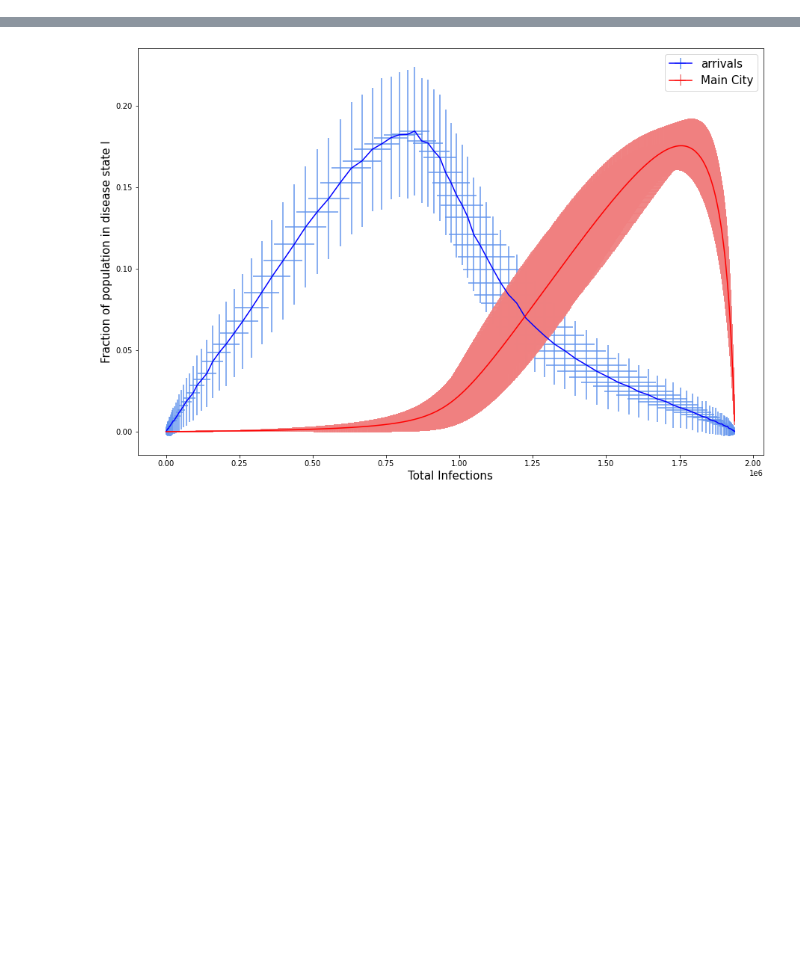
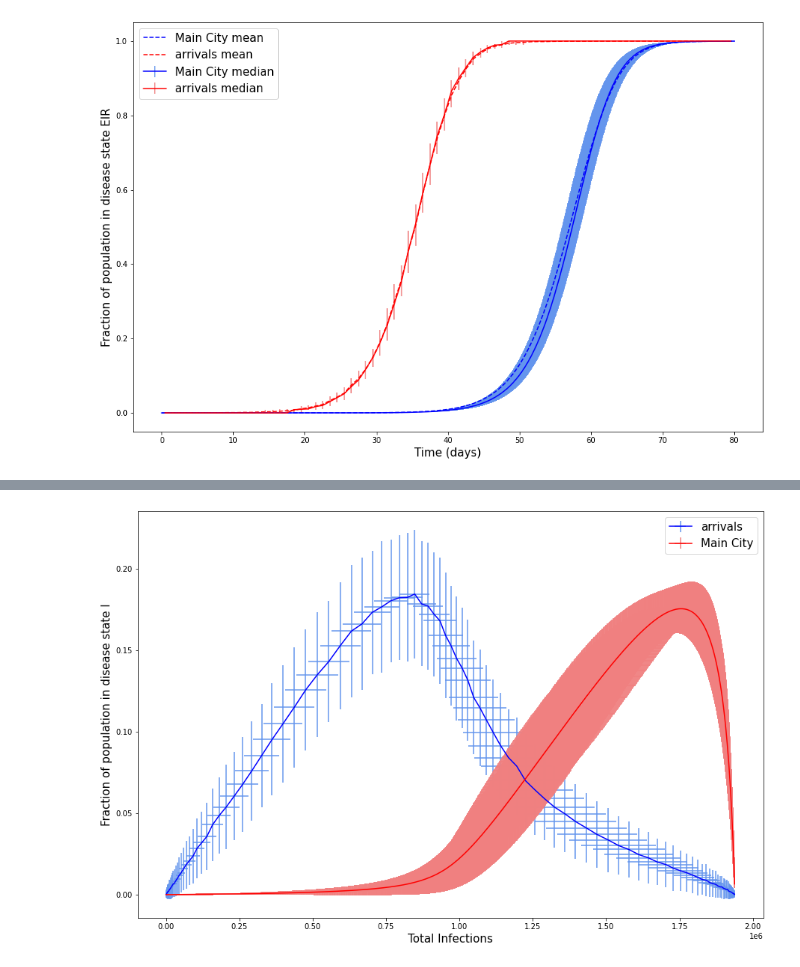
Before and after one commit to JakeMendel/NAO_Modelling, a Jupyter notebook: generic_model.ipynb, the cells around one changed output, grey strips where cells are left out. Saved outputs shown, nothing was run; the diff lists cells and outputs as text; code cells hidden in the pictures; blank space fills up the shorter version.

```diff
--- a/generic_model.ipynb
+++ b/generic_model.ipynb
@@ -96,6 +130,10 @@ class City:
         self.R_index = self.compartments.index('R')
 
         self.name: Optional[Union[int,str]] = None
+        self.disease: Optional[Disease] = None
+
+        self.data_cols = {'data': 'blue', 'arrivals': 'red', 'departures': 'green'}
+        self.error_bar_cols = {'data': 'cornflowerblue', 'arrivals': 'lightcoral', 'departures': 'mediumaquamarine'}
 
     def reset_parameters(self, I0: int = 0, n_sims: int = 1, simulation_steps: int = 100):
         """
@@ -109,6 +147,7 @@ class City:
         self.data = np.zeros((self.n_groups,len(self.compartments),self.n_sims, self.simulation_steps),dtype = np.int64)
         self.arrivals = np.zeros((self.n_groups,len(self.compartments),self.n_sims, self.simulation_steps),dtype = np.int64)
         self.departures = np.zeros((self.n_groups,len(self.compartments),self.n_sims, self.simulation_steps),dtype = np.int64)
+        self.community_infections = np.zeros((self.n_groups, self.n_sims, self.simulation_steps), dtype=np.int64)
         self.initial_conditions()
 
     def initial_conditions(self):
@@ -123,6 +162,7 @@ class City:
         p_infectious = 1 - np.exp( - delta_t * disease.delta)
         self.simulation_steps = int(epidemic_time // delta_t) + 1
         self.times: np.ndarray = np.linspace(0, epidemic_time, self.simulation_steps)
+        self.scaled_times: np.ndarray = self.times /disease.doubling_time
         self.reset_parameters(I0, n_sims, self.simulation_steps)
         for sim_step in tqdm(range(1,self.simulation_steps)):
             self.step_internal(disease.beta,
@@ -166,6 +206,7 @@ class City:
         self.data[:,self.E_index,:,simulation_step] = E + n_exposed - n_infectious
         self.data[:,self.I_index,:,simulation_step] = I + n_infectious - n_recovered
         self.data[:,self.R_index,:,simulation_step] = R + n_recovered
+        self.community_infections[..., simulation_step] = self.community_infections[..., simulation_step-1] + n_exposed
 
     def daily_flight_data(self, moving_average = False):
         window = int(1/self.delta_t)
@@ -358,10 +399,10 @@ class City:
             arrival_total = self.infections_at_simstep('arrivals', sim_steps,included_compartments='SEIR')
             # assert (arrival_infections.shape == (self.n_sims) and (arrival_total.shape == self.n_sims)
             infection_fraction = arrival_infections / arrival_total
-            axs[i].hist(infection_fraction, bins = bins, density = True, label = "Arrivals")#,range = (0, threshold * 10))
+            axs[i].hist(infection_fraction, bins = bins, density = True, label = "Arrivals", color = self.data_cols['arrivals'])
             axs[i].set_xlabel(f'Fraction of People that are {arrival_compartments}', fontsize = 15)
             axs[i].set_ylabel('Probability Density', fontsize = 15)
-            axs[i].axvline(threshold,linewidth = 4, color = 'r', label = "Main City")
+            axs[i].axvline(threshold,linewidth = 4, color = self.data_cols['data'], label = "Main City")
             axs[i].legend(fontsize = 15)
         if figsavename is None:
             fig.show()
@@ -389,10 +430,10 @@ class City:
             municipal_infections = self.infections_at_simstep('data', sim_steps,included_compartments=arrival_compartments)
             municipal_total = self.infections_at_simstep('data', sim_steps,included_compartments='SEIR')
             infection_fraction = municipal_infections / municipal_total
-            axs[i].hist(infection_fraction, bins = bins, density = True, label = "Main City")#,range = (0, threshold * 10))
+            axs[i].hist(infection_fraction, bins = bins, density = True, label = "Main City", color=self.data_cols['data'])
             axs[i].set_xlabel(f'Fraction of People that are {arrival_compartments}', fontsize = 15)
             axs[i].set_ylabel('Probability Density', fontsize = 15)
-            axs[i].axvline(threshold,linewidth = 4, color = 'r', label = "Arrivals")
+            axs[i].axvline(threshold,linewidth = 4, color = self.data_cols['arrivals'], label = "Arrivals")
             axs[i].legend(fontsize = 15)
 
         if figsavename is None:
@@ -406,7 +447,8 @@ class City:
                      included_compartments: str = 'EI',
                      included_data: list[str] = ['data', 'arrivals'],
                      fig = None, ax = None, bins: int = 15,
-                     figsavename: Optional[str] = None):
+                     figsavename: Optional[str] = None,
+                     alpha: float = 0.6):
         if times is None:
             sim_step1 = self.simstep_at_infections(infection_threshold=threshold,
                                                    included_compartments=included_compartments).mean()
@@ -433,7 +475,7 @@ class City:
                                                 included_compartments='SEIR')
                 infection_fraction = infections/total
                 label_community = 'Main City' if community == 'data' else community
-                axs[i].hist(infection_fraction, bins = bins, density = True, label = f"{label_community}")
+                axs[i].hist(infection_fraction, bins = bins, density = True, label = f"{label_community}",alpha=alpha, color=self.data_cols[community])
             axs[i].set_title(f"City {self.name} after {self.times_from_sim_steps(sim_step)} days", fontsize = 15)
             axs[i].legend(fontsize = 15)
             axs[i].set_xlabel(f'Fraction of People that are {included_compartments}', fontsize = 15)
@@ -445,13 +487,14 @@ class City:
 
     def plot_avg_vals(self, included_data: list[str] = ['data', 'arrivals'],
                       included_compartments = 'EIR',
-                      error_bars: bool = True, fig = None, ax = None, figsavename: Optional[str] = None):
+                      error_bars: str = 'std', fig = None, ax = None, figsavename: Optional[str] = None):
         if ax is None:
             fig, ax = plt.subplots(1,1,figsize=(15,10))
         assert fig is not None
         assert all([community in ['data','arrivals','departures'] for community in included_data])
+        assert error_bars in ['std', 'IQR', 'None']
+
         line_colours = ['blue', 'red', 'green']
-        error_bar_cols = ['cornflowerblue','lightcoral','mediumaquamarine']
         for i,community in enumerate(set(included_data)):
             if community == 'data':
                 values = self.data
@@ -463,9 +506,13 @@ class City:
             values = values[:,compartments_to_include].sum(axis = (0,1)) / values.sum(axis = (0,1))
             means = values.mean(axis = 0)
             stds = values.std(axis = 0)
+            lower_quartile, median, upper_quartile = quartiles(values, axis = 0)
             label = 'Main City' if community == 'data' else community
-            if error_bars:
-                ax.errorbar(self.times,means,yerr=stds, label = label, color = line_colours[i], ecolor = error_bar_cols[i])
+            if error_bars == 'std':
+                ax.errorbar(self.times,means,yerr=stds, label = label, color = self.data_cols[community], ecolor = self.error_bar_cols[community])
+            if error_bars == 'IQR':
+                ax.errorbar(self.times,median,yerr=np.array([median - lower_quartile, upper_quartile - median]), label = label + ' median', color = self.data_cols[community], ecolor = self.error_bar_cols[community])
+                ax.plot(self.times,means, '--', color = self.data_cols[community], label = label + ' mean')
             else:
                 ax.plot(self.times,means, label = label)
         ax.set_xlabel('Time (days)', fontsize = 15)
@@ -477,7 +524,9 @@ class City:
             fig.savefig(figsavename)
 
     def sim_steps_from_times(self,times: Union[float,np.ndarray]):
-        return np.argmin(np.abs(self.times-times))
+        return np.argmin(np.abs(self.times-np.expand_dims(times,-1)),axis=-1)
 
     def times_from_sim_steps(self,sim_steps: Union[int,np.ndarray]):
         return sim_steps * self.delta_t
+
+    # def plot_ratio
@@ -825,0 +956,7 @@ basics = HomogeneousNetwork(BasicCity,2,2000)
+# %%
+basics_measles = HomogeneousNetwork(BasicCity,2,100)
+basics_measles(0.04,80,measles,20,200)
+# %%
+basics_measles.plot_avg_vals(which_city=-1, error_bars='IQR')
+# %% [output]
+[figure, added]
```
Also changed, not shown: parts of 20 cells of this notebook.
